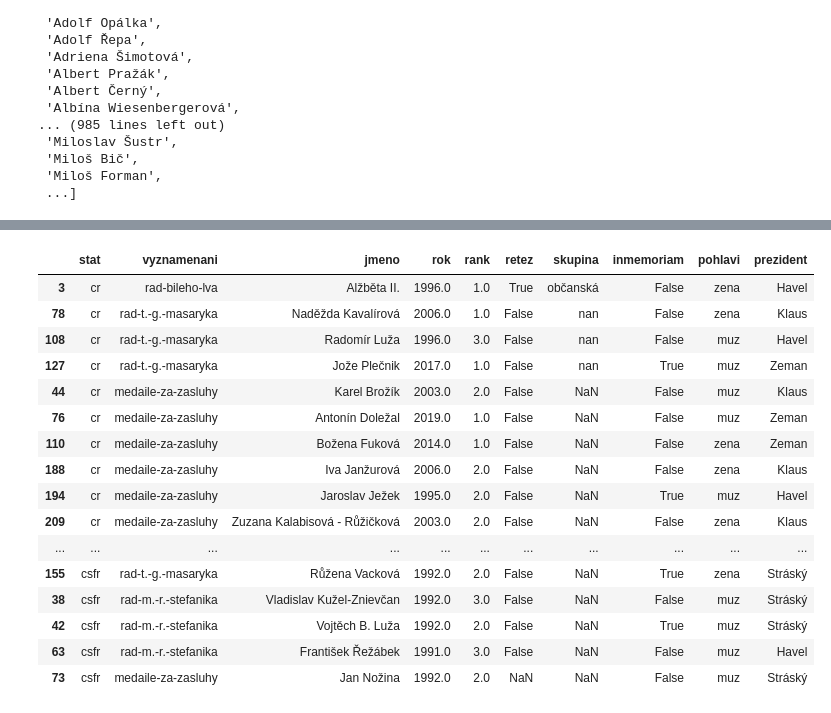
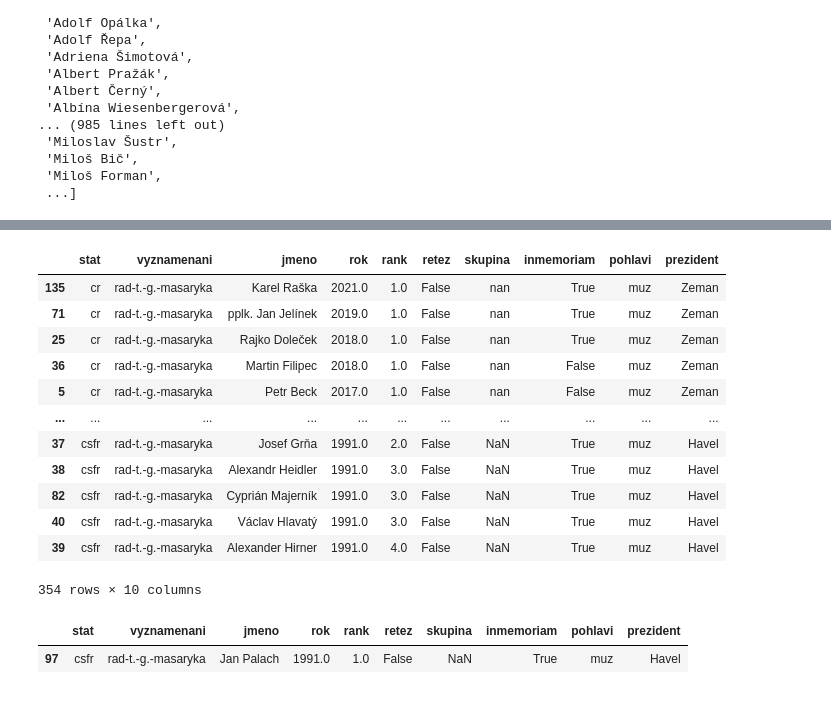
Before and after one commit to DataRozhlas/vyznamenani, a Jupyter notebook: vyznamenani.ipynb, the cells around one changed output, grey strips where cells are left out. Cells and saved outputs as stored; diff of their text form; code cells hidden in the pictures.

```diff
--- a/vyznamenani.ipynb
+++ b/vyznamenani.ipynb
@@ -534,20 +524,21 @@ metaly[metaly["vyznamenani"] == "rad-t.-g.-masaryka"].sort_values(by="rok",ascen
+# %%
+metaly[metaly["vyznamenani"] == "rad-t.-g.-masaryka"].sort_values(by="rok",ascending=False)
+# %% [output]
+|  | stat | vyznamenani | jmeno | rok | rank | retez | skupina | inmemoriam | pohlavi | prezident |
+| 135 | cr | rad-t.-g.-masaryka | Karel Raška | 2021.0 | 1.0 | False | nan | True | muz | Zeman |
+| 71 | cr | rad-t.-g.-masaryka | pplk. Jan Jelínek | 2019.0 | 1.0 | False | nan | True | muz | Zeman |
+| 25 | cr | rad-t.-g.-masaryka | Rajko Doleček | 2018.0 | 1.0 | False | nan | True | muz | Zeman |
+| 36 | cr | rad-t.-g.-masaryka | Martin Filipec | 2018.0 | 1.0 | False | nan | False | muz | Zeman |
+| 5 | cr | rad-t.-g.-masaryka | Petr Beck | 2017.0 | 1.0 | False | nan | False | muz | Zeman |
+| ... | ... | ... | ... | ... | ... | ... | ... | ... | ... | ... |
+| 37 | csfr | rad-t.-g.-masaryka | Josef Grňa | 1991.0 | 2.0 | False | NaN | True | muz | Havel |
+| 38 | csfr | rad-t.-g.-masaryka | Alexandr Heidler | 1991.0 | 3.0 | False | NaN | True | muz | Havel |
+| 82 | csfr | rad-t.-g.-masaryka | Cyprián Majerník | 1991.0 | 3.0 | False | NaN | True | muz | Havel |
+| 40 | csfr | rad-t.-g.-masaryka | Václav Hlavatý | 1991.0 | 3.0 | False | NaN | True | muz | Havel |
+| 39 | csfr | rad-t.-g.-masaryka | Alexander Hirner | 1991.0 | 4.0 | False | NaN | True | muz | Havel |
+354 rows × 10 columns
 # %%
-metaly[metaly.jmeno.str.contains("ž")]
+metaly[metaly.jmeno.str.contains("Palach")]
 # %% [output]
 |  | stat | vyznamenani | jmeno | rok | rank | retez | skupina | inmemoriam | pohlavi | prezident |
-| 3 | cr | rad-bileho-lva | Alžběta II. | 1996.0 | 1.0 | True | občanská | False | zena | Havel |
-| 78 | cr | rad-t.-g.-masaryka | Naděžda Kavalírová | 2006.0 | 1.0 | False | nan | False | zena | Klaus |
-| 108 | cr | rad-t.-g.-masaryka | Radomír Luža | 1996.0 | 3.0 | False | nan | False | muz | Havel |
-| 127 | cr | rad-t.-g.-masaryka | Jože Plečnik | 2017.0 | 1.0 | False | nan | True | muz | Zeman |
-| 44 | cr | medaile-za-zasluhy | Karel Brožík | 2003.0 | 2.0 | False | NaN | False | muz | Klaus |
-| 76 | cr | medaile-za-zasluhy | Antonín Doležal | 2019.0 | 1.0 | False | NaN | False | muz | Zeman |
-| 110 | cr | medaile-za-zasluhy | Božena Fuková | 2014.0 | 1.0 | False | NaN | False | zena | Zeman |
-| 188 | cr | medaile-za-zasluhy | Iva Janžurová | 2006.0 | 2.0 | False | NaN | False | zena | Klaus |
-| 194 | cr | medaile-za-zasluhy | Jaroslav Ježek | 1995.0 | 2.0 | False | NaN | True | muz | Havel |
-| 209 | cr | medaile-za-zasluhy | Zuzana Kalabisová - Růžičková | 2003.0 | 2.0 | False | NaN | False | zena | Klaus |
-| ... | ... | ... | ... | ... | ... | ... | ... | ... | ... | ... |
-| 155 | csfr | rad-t.-g.-masaryka | Růžena Vacková | 1992.0 | 2.0 | False | NaN | True | zena | Stráský |
-| 38 | csfr | rad-m.-r.-stefanika | Vladislav Kužel-Znievčan | 1992.0 | 3.0 | False | NaN | False | muz | Stráský |
-| 42 | csfr | rad-m.-r.-stefanika | Vojtěch B. Luža | 1992.0 | 2.0 | False | NaN | True | muz | Stráský |
-| 63 | csfr | rad-m.-r.-stefanika | František Řežábek | 1991.0 | 3.0 | False | NaN | False | muz | Havel |
-| 73 | csfr | medaile-za-zasluhy | Jan Nožina | 1992.0 | 2.0 | NaN | NaN | False | muz | Stráský |
+| 97 | csfr | rad-t.-g.-masaryka | Jan Palach | 1991.0 | 1.0 | False | NaN | True | muz | Havel |
```
Also changed, not shown: parts of 4 cells of this notebook.
